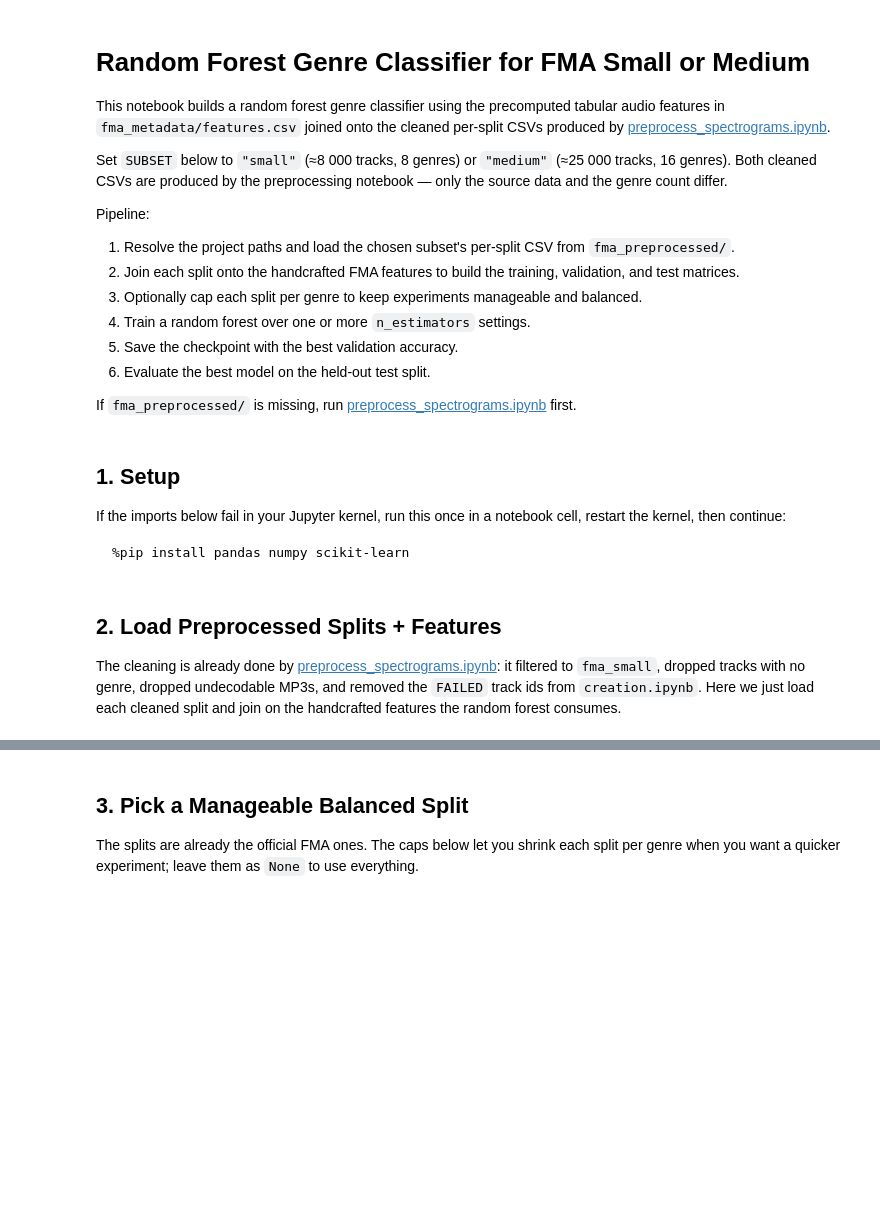
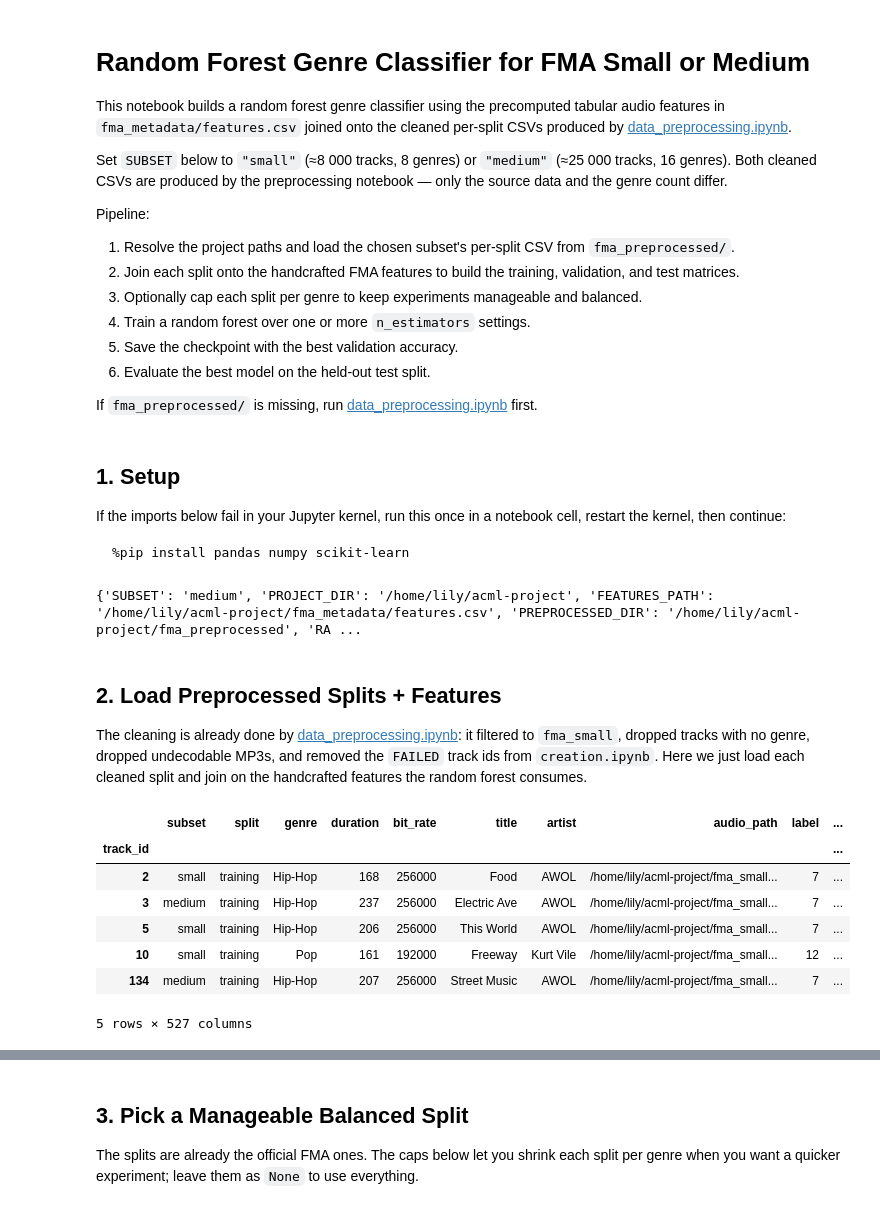
Before and after one commit to froggomelo/acml-project, a Jupyter notebook: code/random_forest/random_forest_pipeline.ipynb, the cells around one changed output, grey strips where cells are left out. Cells and saved outputs as stored; diff of their text form; code cells hidden in the pictures; blank space fills up the shorter version.

```diff
--- a/code/random_forest/random_forest_pipeline.ipynb
+++ b/code/random_forest/random_forest_pipeline.ipynb
@@ -1,7 +1,7 @@
 # %% [markdown]
 # Random Forest Genre Classifier for FMA Small or Medium
 
-This notebook builds a random forest genre classifier using the precomputed tabular audio features in `fma_metadata/features.csv` joined onto the cleaned per-split CSVs produced by [preprocess_spectrograms.ipynb](preprocess_spectrograms.ipynb).
+This notebook builds a random forest genre classifier using the precomputed tabular audio features in `fma_metadata/features.csv` joined onto the cleaned per-split CSVs produced by [data_preprocessing.ipynb](data_preprocessing.ipynb).
 
 Set `SUBSET` below to `"small"` (≈8 000 tracks, 8 genres) or `"medium"` (≈25 000 tracks, 16 genres). Both cleaned CSVs are produced by the preprocessing notebook — only the source data and the genre count differ.
 
@@ -14,7 +14,7 @@ Pipeline:
 5. Save the checkpoint with the best validation accuracy.
 6. Evaluate the best model on the held-out test split.
 
-If `fma_preprocessed/` is missing, run [preprocess_spectrograms.ipynb](preprocess_spectrograms.ipynb) first.
+If `fma_preprocessed/` is missing, run [data_preprocessing.ipynb](data_preprocessing.ipynb) first.
 # %% [markdown]
 ## 1. Setup
 
@@ -39,13 +39,14 @@ SEED = 42
 random.seed(SEED)
 np.random.seed(SEED)
 
-# Pick which cleaned FMA subset to train on. preprocess_spectrograms.ipynb writes both.
-SUBSET = "small"  # or "medium"
+# Pick which cleaned FMA subset to train on. data_preprocessing.ipynb writes both.
+SUBSET = "medium"  # or "medium"
 if SUBSET not in {"small", "medium"}:
     raise ValueError("SUBSET must be either 'small' or 'medium'.")
 
-# Resolve the dataset paths relative to either the current working directory or its parent.
-PROJECT_CANDIDATES = [Path.cwd(), Path.cwd().parent]
+# Resolve dataset paths by walking upward from the notebook working directory.
+# This lets the notebook run from the repo root, code/, or code/random_forest/.
+PROJECT_CANDIDATES = [Path.cwd(), *Path.cwd().parents]
 
 for candidate in PROJECT_CANDIDATES:
     features_path = candidate / "fma_metadata" / "features.csv"
@@ -58,52 +59,67 @@ for candidate in PROJECT_CANDIDATES:
 else:
     raise FileNotFoundError(
         "Could not find fma_metadata/features.csv and fma_preprocessed/ from the current "
-        "directory or its parent. Run preprocess_spectrograms.ipynb first to produce the "
+        "directory or its ancestors. Run data_preprocessing.ipynb first to produce the "
         "cleaned per-split CSVs in fma_preprocessed/."
     )
+
+RANDOM_FOREST_DIR = PROJECT_DIR / "code" / "random_forest"
+RANDOM_FOREST_DIR.mkdir(parents=True, exist_ok=True)
 
 print({
     "SUBSET": SUBSET,
     "PROJECT_DIR": str(PROJECT_DIR),
     "FEATURES_PATH": str(FEATURES_PATH),
     "PREPROCESSED_DIR": str(PREPROCESSED_DIR),
+    "RANDOM_FOREST_DIR": str(RANDOM_FOREST_DIR),
 })
+# %% [output]
+{'SUBSET': 'medium', 'PROJECT_DIR': '/home/lily/acml-project', 'FEATURES_PATH': '/home/lily/acml-project/fma_metadata/features.csv', 'PREPROCESSED_DIR': '/home/lily/acml-project/fma_preprocessed', 'RA ...
 # %% [markdown]
 ## 2. Load Preprocessed Splits + Features
 
-The cleaning is already done by [preprocess_spectrograms.ipynb](preprocess_spectrograms.ipynb): it filtered to `fma_small`, dropped tracks with no genre, dropped undecodable MP3s, and removed the `FAILED` track ids from `creation.ipynb`. Here we just load each cleaned split and join on the handcrafted features the random forest consumes.
+The cleaning is already done by [data_preprocessing.ipynb](data_preprocessing.ipynb): it filtered to `fma_small`, dropped tracks with no genre, dropped undecodable MP3s, and removed the `FAILED` track ids from `creation.ipynb`. Here we just load each cleaned split and join on the handcrafted features the random forest consumes.
 # %%
 def flatten_columns(columns: pd.Index) -> list[str]:
     return ["__".join(str(part) for part in column) for column in columns]
 
 
 # features.csv has a three-row header; flatten it once so every column is a single string.
 features = pd.read_csv(FEATURES_PATH, index_col=0, header=[0, 1, 2])
 features.columns = flatten_columns(features.columns)
 features.index = features.index.astype(int)
 
 
 def load_split(split: str) -> pd.DataFrame:
     """Read the cleaned per-split CSV for the chosen SUBSET and join on the handcrafted features."""
     split_path = PREPROCESSED_DIR / f"tracks_clean_{SUBSET}_{split}.csv"
     if not split_path.exists():
         raise FileNotFoundError(
-            f"Missing {split_path}. Run preprocess_spectrograms.ipynb to produce the "
+            f"Missing {split_path}. Run data_preprocessing.ipynb to produce the "
             f"{SUBSET} CSVs."
         )
     frame = pd.read_csv(split_path)
     frame["track_id"] = frame["track_id"].astype(int)
     frame = frame.set_index("track_id")
     return frame.join(features, how="inner")
 
 
 train_raw = load_split("training")
 val_raw = load_split("validation")
 test_raw = load_split("test")
 
 # Concatenate for a quick post-cleaning summary.
 metadata = pd.concat([train_raw, val_raw, test_raw])
 metadata.head()
+# %% [output]
+|  | subset | split | genre | duration | bit_rate | title | artist | audio_path | label | ... |
+| track_id |  |  |  |  |  |  |  |  |  | ... |
+| 2 | small | training | Hip-Hop | 168 | 256000 | Food | AWOL | /home/lily/acml-project/fma_small... | 7 | ... |
+| 3 | medium | training | Hip-Hop | 237 | 256000 | Electric Ave | AWOL | /home/lily/acml-project/fma_small... | 7 | ... |
+| 5 | small | training | Hip-Hop | 206 | 256000 | This World | AWOL | /home/lily/acml-project/fma_small... | 7 | ... |
+| 10 | small | training | Pop | 161 | 192000 | Freeway | Kurt Vile | /home/lily/acml-project/fma_small... | 12 | ... |
+| 134 | medium | training | Hip-Hop | 207 | 256000 | Street Music | AWOL | /home/lily/acml-project/fma_small... | 7 | ... |
+5 rows × 527 columns
 # %%
 # Non-feature columns inherited from tracks_clean.csv. Everything else is a feature.
 METADATA_COLUMNS = {
```
Also changed, not shown: parts of 10 cells of this notebook, 14 other files.
